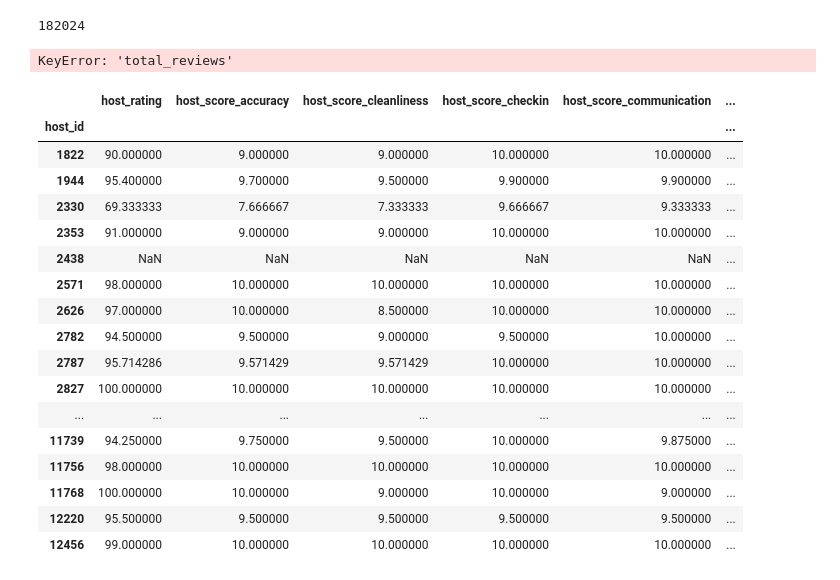
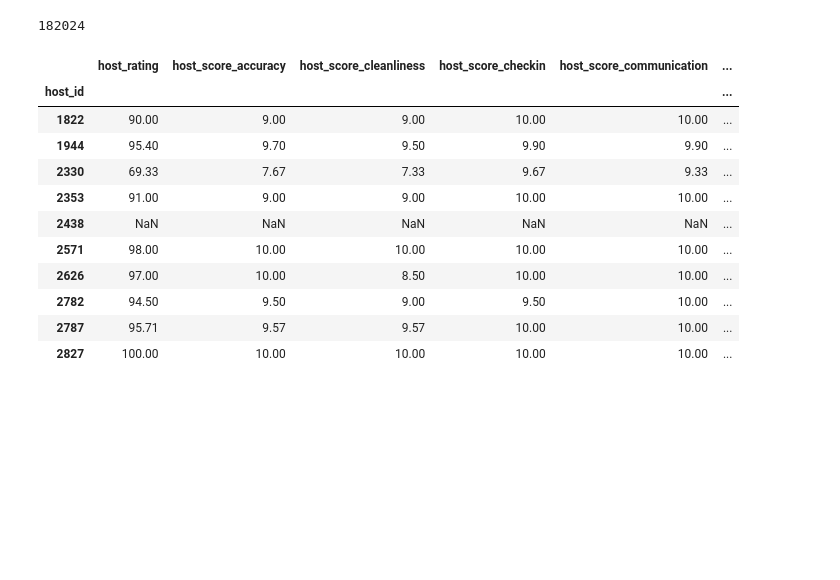
Before and after one commit to dkoski23/airbnb_etl, a Jupyter notebook: etl_project.ipynb, the cells around one changed output. Saved outputs shown, nothing was run; the diff lists cells and outputs as text; code cells hidden in the pictures; blank space fills up the shorter version.

Commit message:
Add files via upload
Onto final review stat dataframe. Using .agg with groupby made life far easier.

```diff
--- a/etl_project.ipynb
+++ b/etl_project.ipynb
@@ -165,7 +166,8 @@ host_review_stats = host_review_stats.rename(columns={'review_scores_rating':'ho
                                                             'host_score_accuracy', 'review_scores_checkin':'host_score_checkin',
                                                           'review_scores_communication':'host_score_communication',
                                                       'review_scores_cleanliness': 'host_score_cleanliness',
-                                                            'review_scores_location':'host_score_location','review_scores_value':'host_score_value'})
+                                                            'review_scores_location':'host_score_location','review_scores_value':'host_score_value',
+                                                     'total_reviews': 'host_total_reviews'})
 print(type(host_review_stats))
 host_review_stats.head()
 # %% [output]
@@ -186,30 +188,22 @@ print(len(host_review_stats["host_id"].unique()))
 #try to groupby host_id and average all review scores (via .mean()),
 #while summing the total reviews
 
-#works for mean columns, but not summing as well
-#test = host_review_stats.groupby('host_id').mean()[['host_rating', 'host_score_accuracy', 'host_score_cleanliness',
-#                                                  'host_score_checkin', 'host_score_communication','host_score_location',
-#                                                   'host_score_value']].sum()['total_reviews']
+agg_test = host_review_stats.groupby('host_id').agg({'host_rating':'mean', 'host_score_accuracy':'mean',
+                                                    'host_score_cleanliness':'mean','host_score_checkin':'mean',
+                                                    'host_score_communication':'mean', 'host_score_location':'mean',
+                                                    'host_score_value':'mean', 'host_total_reviews':'sum'}).round(2)
-# %% [output]
-KeyError: 'total_reviews'
-# %%
-test.head(50)
-# %% [output]
-|  | host_rating | host_score_accuracy | host_score_cleanliness | host_score_checkin | host_score_communication | ... |
-| host_id |  |  |  |  |  | ... |
-| 1822 | 90.000000 | 9.000000 | 9.000000 | 10.000000 | 10.000000 | ... |
-| 1944 | 95.400000 | 9.700000 | 9.500000 | 9.900000 | 9.900000 | ... |
-| 2330 | 69.333333 | 7.666667 | 7.333333 | 9.666667 | 9.333333 | ... |
-| 2353 | 91.000000 | 9.000000 | 9.000000 | 10.000000 | 10.000000 | ... |
-| 2438 | NaN | NaN | NaN | NaN | NaN | ... |
-| 2571 | 98.000000 | 10.000000 | 10.000000 | 10.000000 | 10.000000 | ... |
-| 2626 | 97.000000 | 10.000000 | 8.500000 | 10.000000 | 10.000000 | ... |
-| 2782 | 94.500000 | 9.500000 | 9.000000 | 9.500000 | 10.000000 | ... |
-| 2787 | 95.714286 | 9.571429 | 9.571429 | 10.000000 | 10.000000 | ... |
-| 2827 | 100.000000 | 10.000000 | 10.000000 | 10.000000 | 10.000000 | ... |
-| ... | ... | ... | ... | ... | ... | ... |
-| 11739 | 94.250000 | 9.750000 | 9.500000 | 10.000000 | 9.875000 | ... |
-| 11756 | 98.000000 | 10.000000 | 10.000000 | 10.000000 | 10.000000 | ... |
-| 11768 | 100.000000 | 10.000000 | 9.000000 | 10.000000 | 9.000000 | ... |
-| 12220 | 95.500000 | 9.500000 | 9.500000 | 9.500000 | 9.500000 | ... |
-| 12456 | 99.000000 | 10.000000 | 10.000000 | 10.000000 | 10.000000 | ... |
+# %%
+agg_test.head(10)
+# %% [output]
+|  | host_rating | host_score_accuracy | host_score_cleanliness | host_score_checkin | host_score_communication | ... |
+| host_id |  |  |  |  |  | ... |
+| 1822 | 90.00 | 9.00 | 9.00 | 10.00 | 10.00 | ... |
+| 1944 | 95.40 | 9.70 | 9.50 | 9.90 | 9.90 | ... |
+| 2330 | 69.33 | 7.67 | 7.33 | 9.67 | 9.33 | ... |
+| 2353 | 91.00 | 9.00 | 9.00 | 10.00 | 10.00 | ... |
+| 2438 | NaN | NaN | NaN | NaN | NaN | ... |
+| 2571 | 98.00 | 10.00 | 10.00 | 10.00 | 10.00 | ... |
+| 2626 | 97.00 | 10.00 | 8.50 | 10.00 | 10.00 | ... |
+| 2782 | 94.50 | 9.50 | 9.00 | 9.50 | 10.00 | ... |
+| 2787 | 95.71 | 9.57 | 9.57 | 10.00 | 10.00 | ... |
+| 2827 | 100.00 | 10.00 | 10.00 | 10.00 | 10.00 | ... |
```
Also changed, not shown: parts of 7 cells of this notebook.
